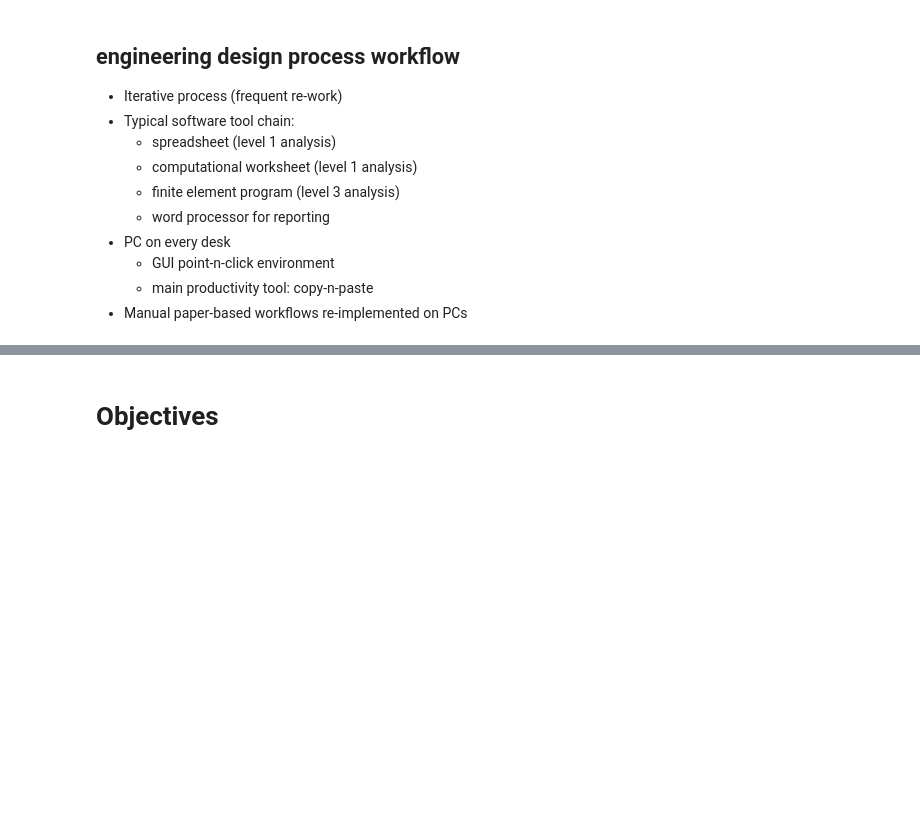
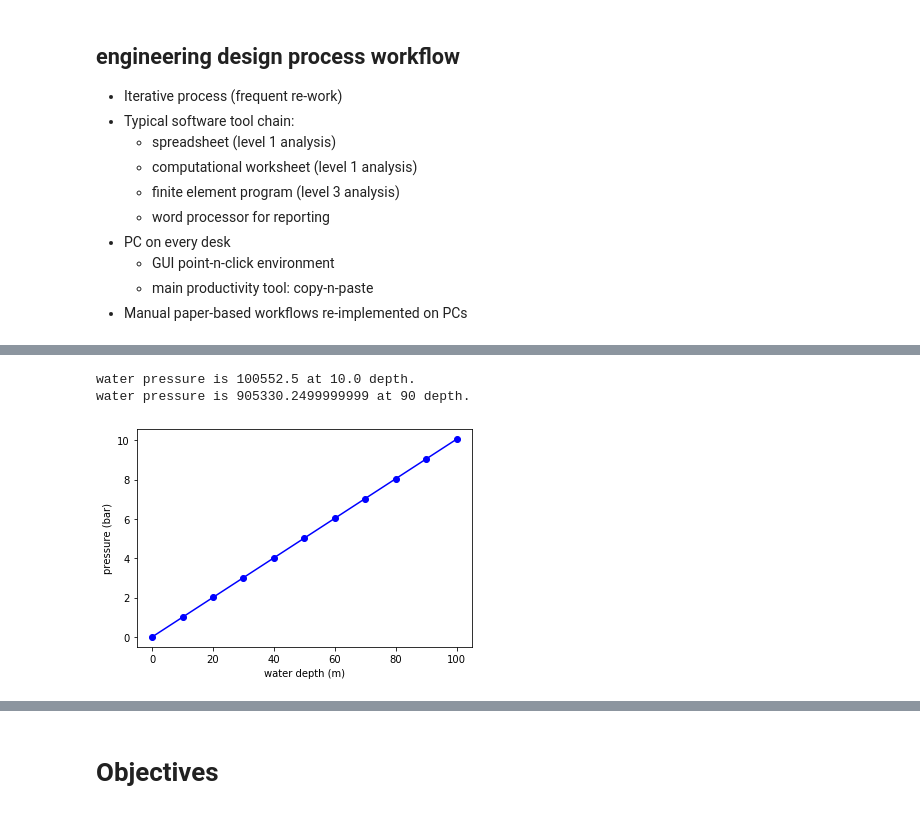
Before and after one commit to qwilka/blog-resources, a Jupyter notebook: drafts/pflacs_presentation.ipynb, the cells around one changed output, grey strips where cells are left out. Drawn from its saved outputs; the diff is of its cells as text; code cells hidden in the pictures; blank space fills up the shorter version.

```diff
--- a/drafts/pflacs_presentation.ipynb
+++ b/drafts/pflacs_presentation.ipynb
@@ -71,0 +136,17 @@ $$\sigma_H = \frac{PD}{2t}$$
+# %%
+depth=10.0; density=1025.0
+pressure = water_pressure(depth, density)
+print(f"water pressure is {pressure} at {depth} depth.")
+print(f"water pressure is {water_pressure(90, 1027.5, 9.79)} at 90 depth.")
+# %% [output]
+water pressure is 100552.5 at 10.0 depth.
+water pressure is 905330.2499999999 at 90 depth.
+# %%
+import numpy
+depth = numpy.arange(0, 101, 10)
+pressure = water_pressure(depth, 1025) * 10**-5
+import matplotlib.pyplot as plt
+plt.plot(depth, pressure, "bo-")
+plt.xlabel('water depth (m)'); plt.ylabel('pressure (bar)');
+# %% [output]
+[figure, added]
```
Also changed, not shown: parts of 9 cells of this notebook.
